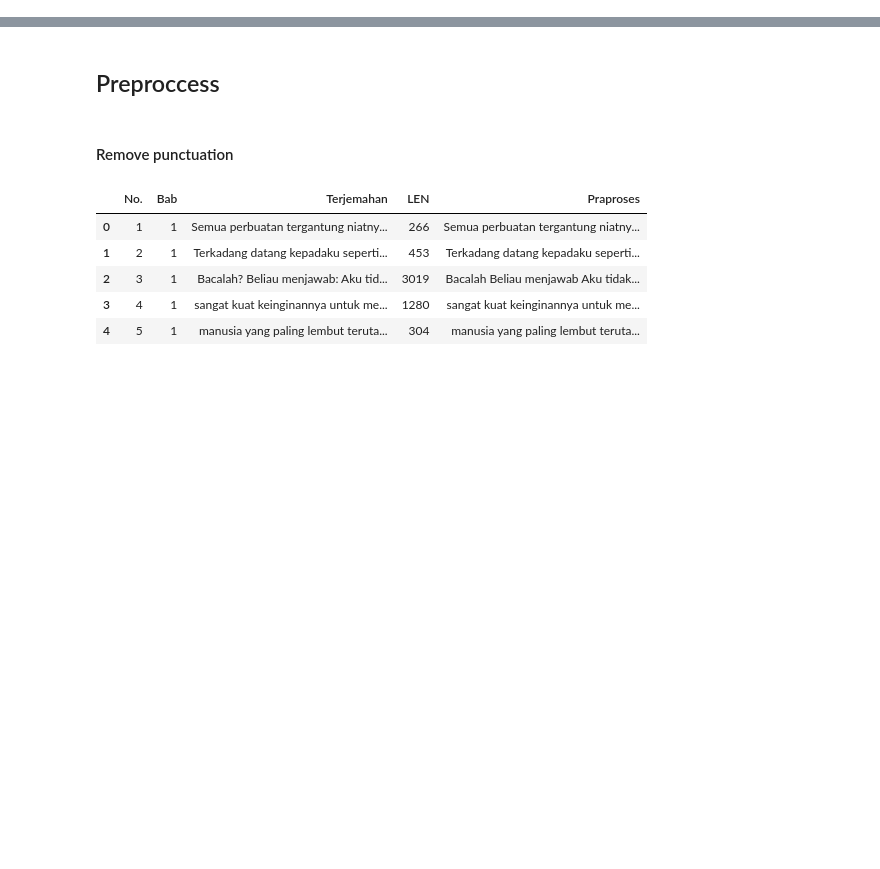
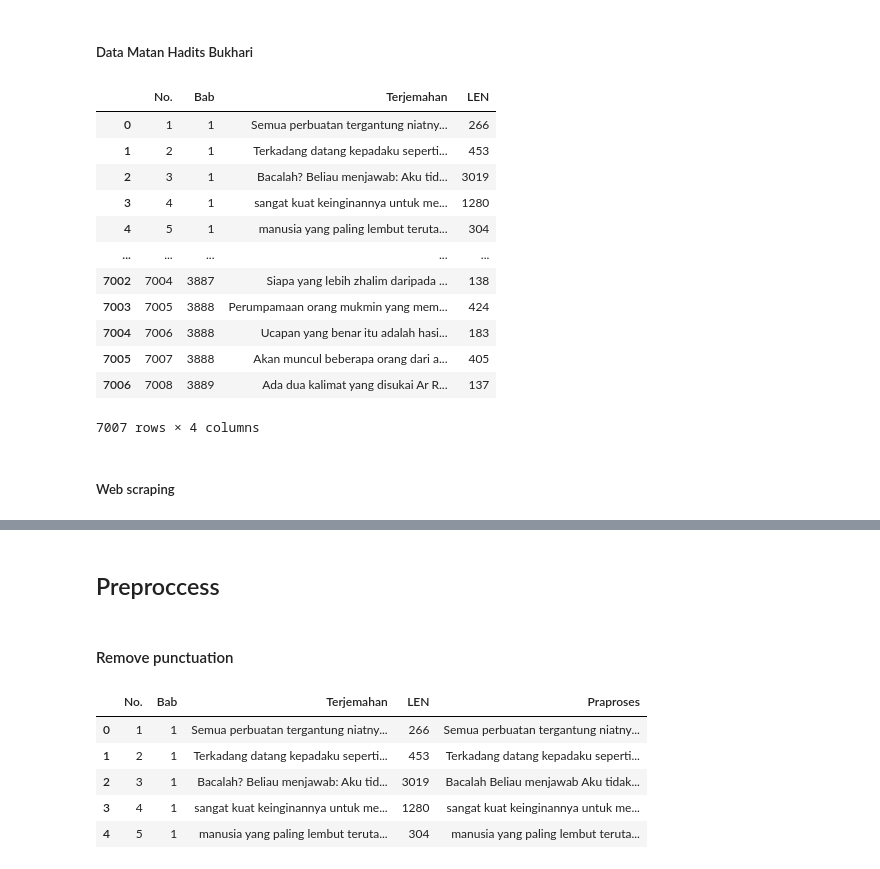
Before and after one commit to arifmuzayyan/OntologiHadis, a Jupyter notebook: src/main.ipynb, the cells around one changed output, grey strips where cells are left out. Saved outputs shown, nothing was run; the diff lists cells and outputs as text; code cells hidden in the pictures; blank space fills up the shorter version.

Commit message:
web scraping hadits.id

```diff
--- a/src/main.ipynb
+++ b/src/main.ipynb
@@ -55,3 +29,21 @@ df_bukhari
+# %% [markdown]
+##### Data Matan Hadits Bukhari
 # %%
 df_matan = pd.read_excel("Data Matan Hadits Bukhari.xlsx")
-df_bukhari = df_matan
+df_matan
+# %% [output]
+|  | No. | Bab | Terjemahan | LEN |
+| 0 | 1 | 1 | Semua perbuatan tergantung niatny... | 266 |
+| 1 | 2 | 1 | Terkadang datang kepadaku seperti... | 453 |
+| 2 | 3 | 1 | Bacalah? Beliau menjawab: Aku tid... | 3019 |
+| 3 | 4 | 1 | sangat kuat keinginannya untuk me... | 1280 |
+| 4 | 5 | 1 | manusia yang paling lembut teruta... | 304 |
+| ... | ... | ... | ... | ... |
+| 7002 | 7004 | 3887 | Siapa yang lebih zhalim daripada ... | 138 |
+| 7003 | 7005 | 3888 | Perumpamaan orang mukmin yang mem... | 424 |
+| 7004 | 7006 | 3888 | Ucapan yang benar itu adalah hasi... | 183 |
+| 7005 | 7007 | 3888 | Akan muncul beberapa orang dari a... | 405 |
+| 7006 | 7008 | 3889 | Ada dua kalimat yang disukai Ar R... | 137 |
+7007 rows × 4 columns
+# %% [markdown]
+##### Web scraping
```
Also changed, not shown: parts of 8 cells of this notebook, 3 other files.
